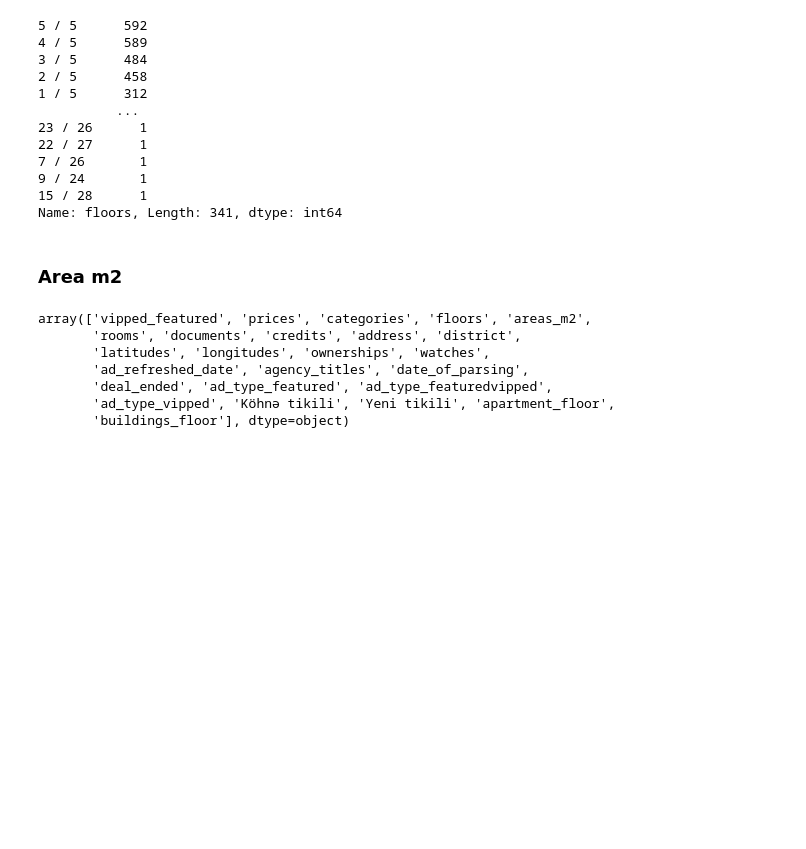
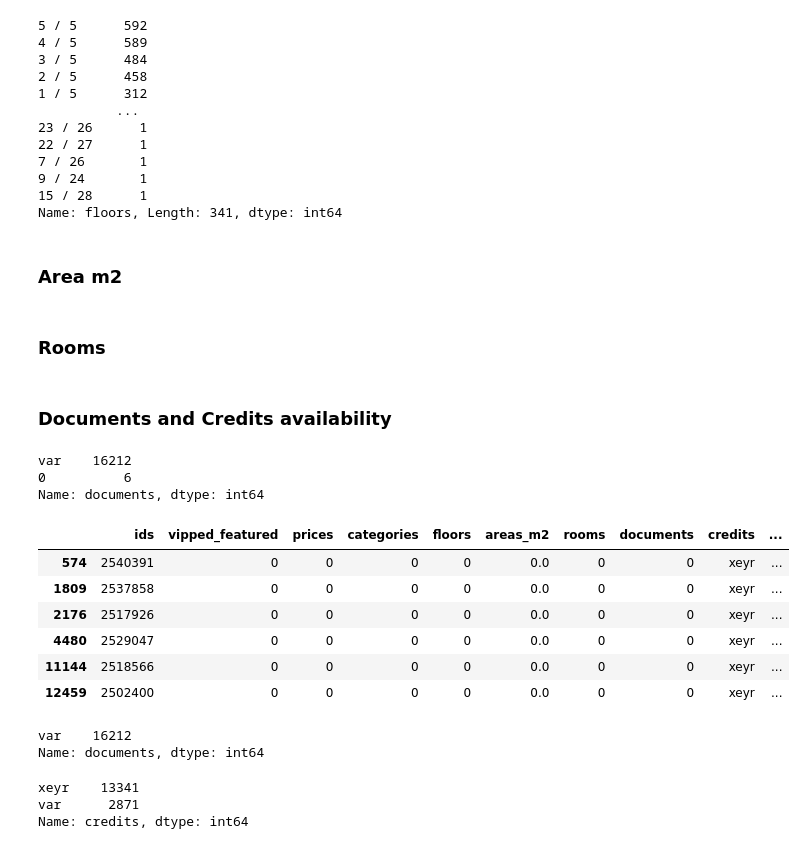
Before and after one commit to EmilSeyfullayev/Home-prices-analytics, a Jupyter notebook: Analytics.ipynb, the cells around one changed output. Saved outputs shown, nothing was run; the diff lists cells and outputs as text; code cells hidden in the pictures; blank space fills up the shorter version.

```diff
--- a/Analytics.ipynb
+++ b/Analytics.ipynb
@@ -193,13 +213,25 @@ df['buildings_floor'] = buildings_floor
 ### Area m2
 # %%
 df['areas_m2'] = df['areas_m2'].apply(lambda x: float(x.rstrip(" m²")))
-# %%
-df.columns.values
-# %% [output]
-array(['vipped_featured', 'prices', 'categories', 'floors', 'areas_m2',
-       'rooms', 'documents', 'credits', 'address', 'district',
-       'latitudes', 'longitudes', 'ownerships', 'watches',
-       'ad_refreshed_date', 'agency_titles', 'date_of_parsing',
-       'deal_ended', 'ad_type_featured', 'ad_type_featuredvipped',
-       'ad_type_vipped', 'Köhnə tikili', 'Yeni tikili', 'apartment_floor',
-       'buildings_floor'], dtype=object)
+# %% [markdown]
+### Rooms
+# %%
+df['rooms'] = pd.to_numeric(df['rooms'])
+# %% [markdown]
+### Documents and Credits availability
+# %%
+df['documents'].value_counts()
+# %% [output]
+var    16212
+0          6
+Name: documents, dtype: int64
+# %%
+df[df['documents'] == "0"] # so I think to drop all rows with this condition
+# %% [output]
+|  | ids | vipped_featured | prices | categories | floors | areas_m2 | rooms | documents | credits | ... |
+| 574 | 2540391 | 0 | 0 | 0 | 0 | 0.0 | 0 | 0 | xeyr | ... |
+| 1809 | 2537858 | 0 | 0 | 0 | 0 | 0.0 | 0 | 0 | xeyr | ... |
+| 2176 | 2517926 | 0 | 0 | 0 | 0 | 0.0 | 0 | 0 | xeyr | ... |
+| 4480 | 2529047 | 0 | 0 | 0 | 0 | 0.0 | 0 | 0 | xeyr | ... |
+| 11144 | 2518566 | 0 | 0 | 0 | 0 | 0.0 | 0 | 0 | xeyr | ... |
+| 12459 | 2502400 | 0 | 0 | 0 | 0 | 0.0 | 0 | 0 | xeyr | ... |
@@ -205,0 +240,5 @@ array(['vipped_featured', 'prices', 'categories', 'floors', 'areas_m2',
+# %%
+df['documents'].value_counts() # drop whole column
+# %% [output]
+var    16212
+Name: documents, dtype: int64
@@ -205,0 +247,6 @@ array(['vipped_featured', 'prices', 'categories', 'floors', 'areas_m2',
+# %%
+df['credits'].value_counts()
+# %% [output]
+xeyr    13341
+var      2871
+Name: credits, dtype: int64
```
Also changed, not shown: parts of 26 cells of this notebook.
